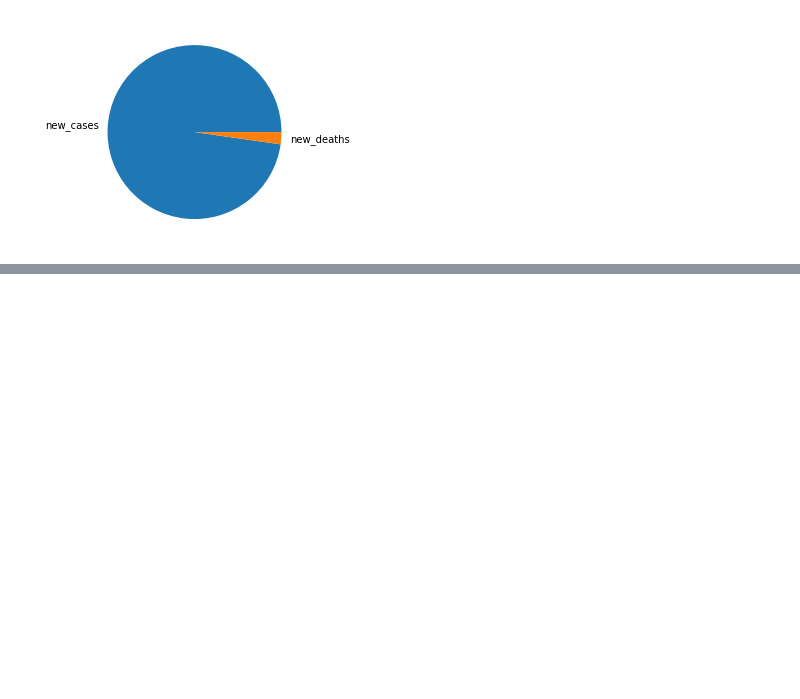
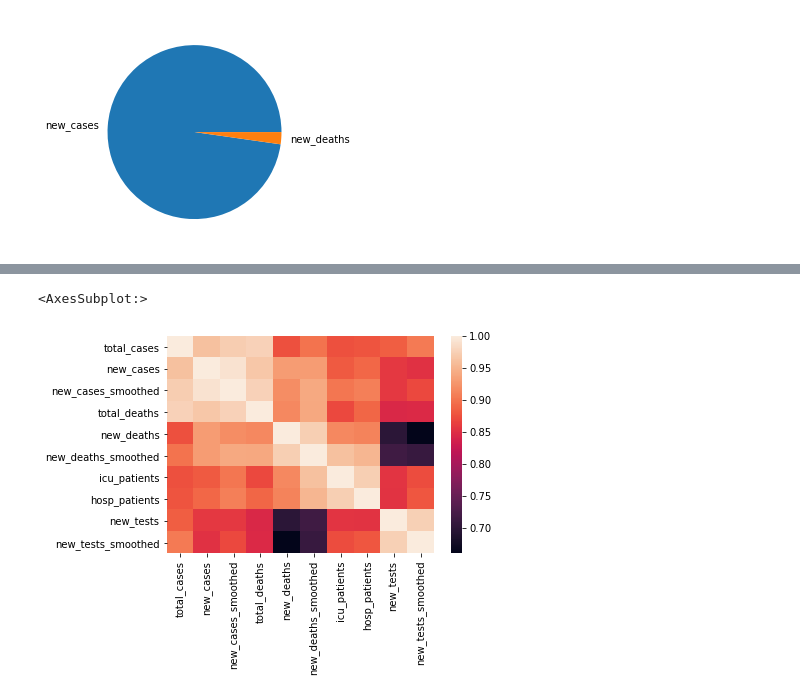
Before and after one commit to AriadnaPuigventos/GroupD_Covid19, a Jupyter notebook: notebooks/Javier.ipynb, the cells around one changed output, grey strips where cells are left out. Saved outputs shown, nothing was run; the diff lists cells and outputs as text; code cells hidden in the pictures; blank space fills up the shorter version.

```diff
--- a/notebooks/Javier.ipynb
+++ b/notebooks/Javier.ipynb
@@ -428,0 +378,2 @@ groupD
+# %%
+world1_0 = world.drop(['iso_code','continent','location','date', 'aged_65_older', 'tests_units'],1)
@@ -428,0 +407,3 @@ groupD
+# %%
+world2_0 = world1_0.drop(world1_0.columns.difference(['new_cases', 'new_cases_smoothed','total_deaths', 'total_cases', 'new_tests', 'new_tests_smoothed', "icu_patients", 'hosp_patients','new_deaths', 'new_deaths_smoothed']), 1)
+world2_0.corr()
@@ -428,0 +422,5 @@ groupD
+# %%
+sns.heatmap(world2_0.corr())
+# %% [output]
+<AxesSubplot:>
+[figure, added]
```
Also changed, not shown: parts of 10 cells of this notebook, 2 other files.
